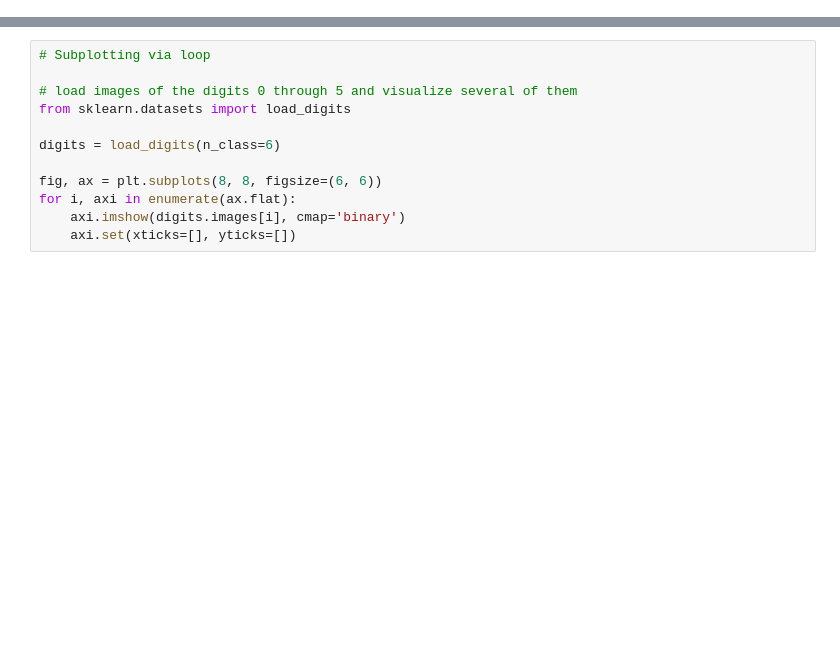
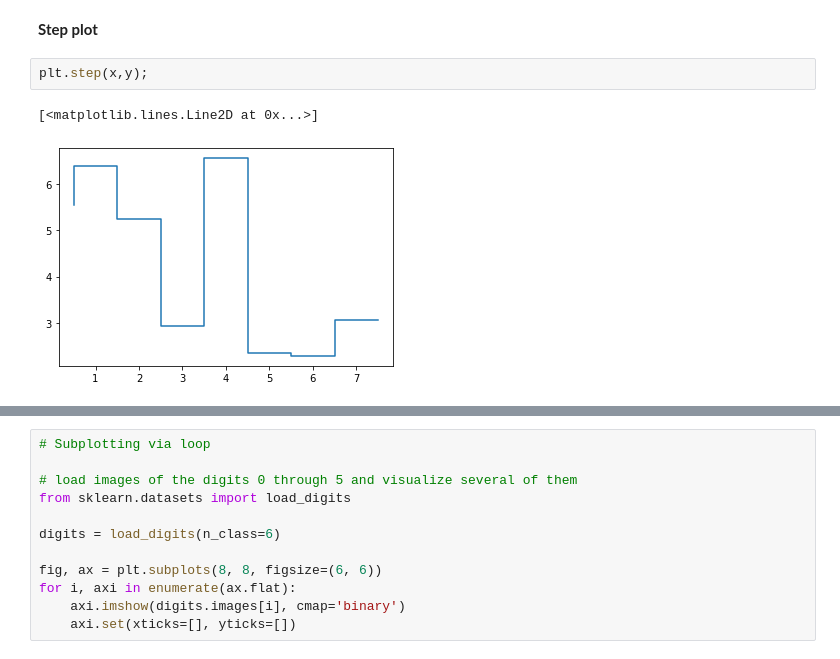
Before and after one commit to DzygaSkoryk/astronomy_python, a Jupyter notebook: Matplotlib/Matplotlob Basic.ipynb, the cells around one changed output, grey strips where cells are left out. Drawn from its saved outputs; the diff is of its cells as text; blank space fills up the shorter version.

```diff
--- a/Matplotlib/Matplotlob Basic.ipynb
+++ b/Matplotlib/Matplotlob Basic.ipynb
@@ -57,0 +77,7 @@ Text(0.5, 1.0, 'cos')
+# %% [markdown]
+**Step plot**
+# %%
+plt.step(x,y);
+# %% [output]
+[<matplotlib.lines.Line2D at 0x...>]
+[figure, added]
```
Also changed, not shown: parts of 94 cells of this notebook, 5 other files.
